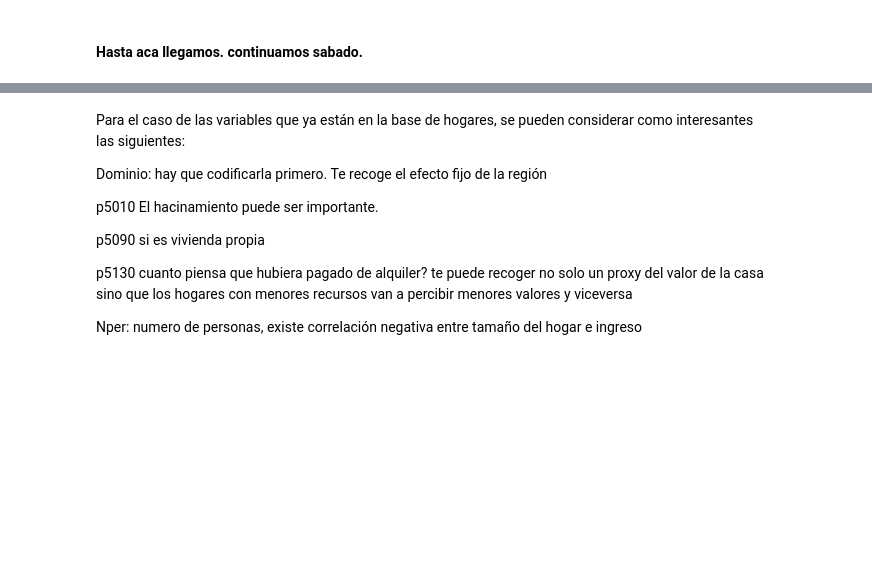
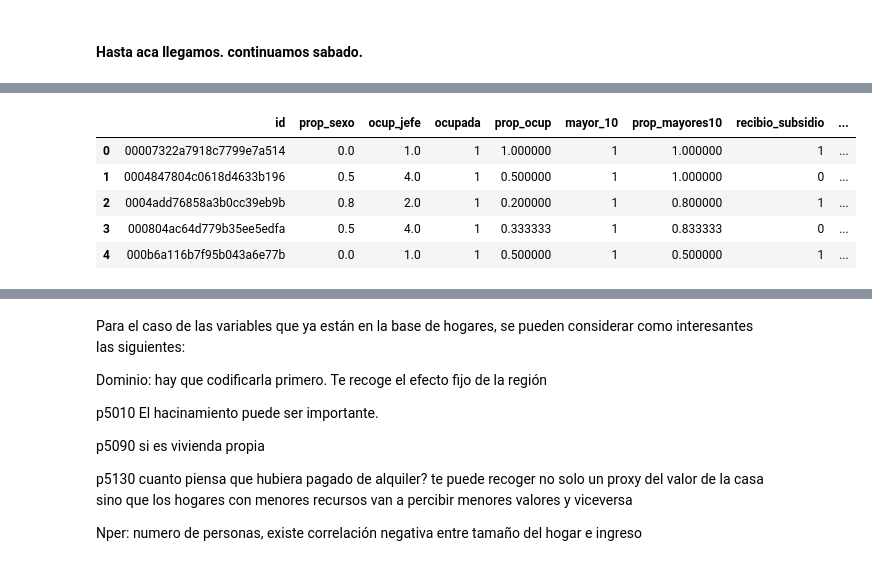
Before and after one commit to dipla70/ML-TP2, a Jupyter notebook: problem_set2.ipynb, the cells around one changed output, grey strips where cells are left out. Saved outputs shown, nothing was run; the diff lists cells and outputs as text; code cells hidden in the pictures; blank space fills up the shorter version.

```diff
--- a/problem_set2.ipynb
+++ b/problem_set2.ipynb
@@ -424,0 +457,14 @@ base = base[~base['subsidio_alim'].isin([9])]
+# %%
+# Agrupar por 'id' y quedarnos con la primera fila de cada grupo
+variables = ['id', 'prop_sexo', 'ocup_jefe', 'ocupada', 'prop_ocup', 'mayor_10', 'prop_mayores10', 'recibio_subsidio', 'ocupacion_secundaria', 'prop_ocup2','prop_afiliado']
+test_personas_agg = test_personas[variables].drop_duplicates(subset='id', keep='first').reset_index(drop=True)
+
+# Mostrar las primeras filas para verificar
+display(test_personas_agg.head())
+# %% [output]
+|  | id | prop_sexo | ocup_jefe | ocupada | prop_ocup | mayor_10 | prop_mayores10 | recibio_subsidio | ... |
+| 0 | 00007322a7918c7799e7a514 | 0.0 | 1.0 | 1 | 1.000000 | 1 | 1.000000 | 1 | ... |
+| 1 | 0004847804c0618d4633b196 | 0.5 | 4.0 | 1 | 0.500000 | 1 | 1.000000 | 0 | ... |
+| 2 | 0004add76858a3b0cc39eb9b | 0.8 | 2.0 | 1 | 0.200000 | 1 | 0.800000 | 1 | ... |
+| 3 | 000804ac64d779b35ee5edfa | 0.5 | 4.0 | 1 | 0.333333 | 1 | 0.833333 | 0 | ... |
+| 4 | 000b6a116b7f95b043a6e77b | 0.0 | 1.0 | 1 | 0.500000 | 1 | 0.500000 | 1 | ... |
```
Also changed, not shown: parts of 20 cells of this notebook.
